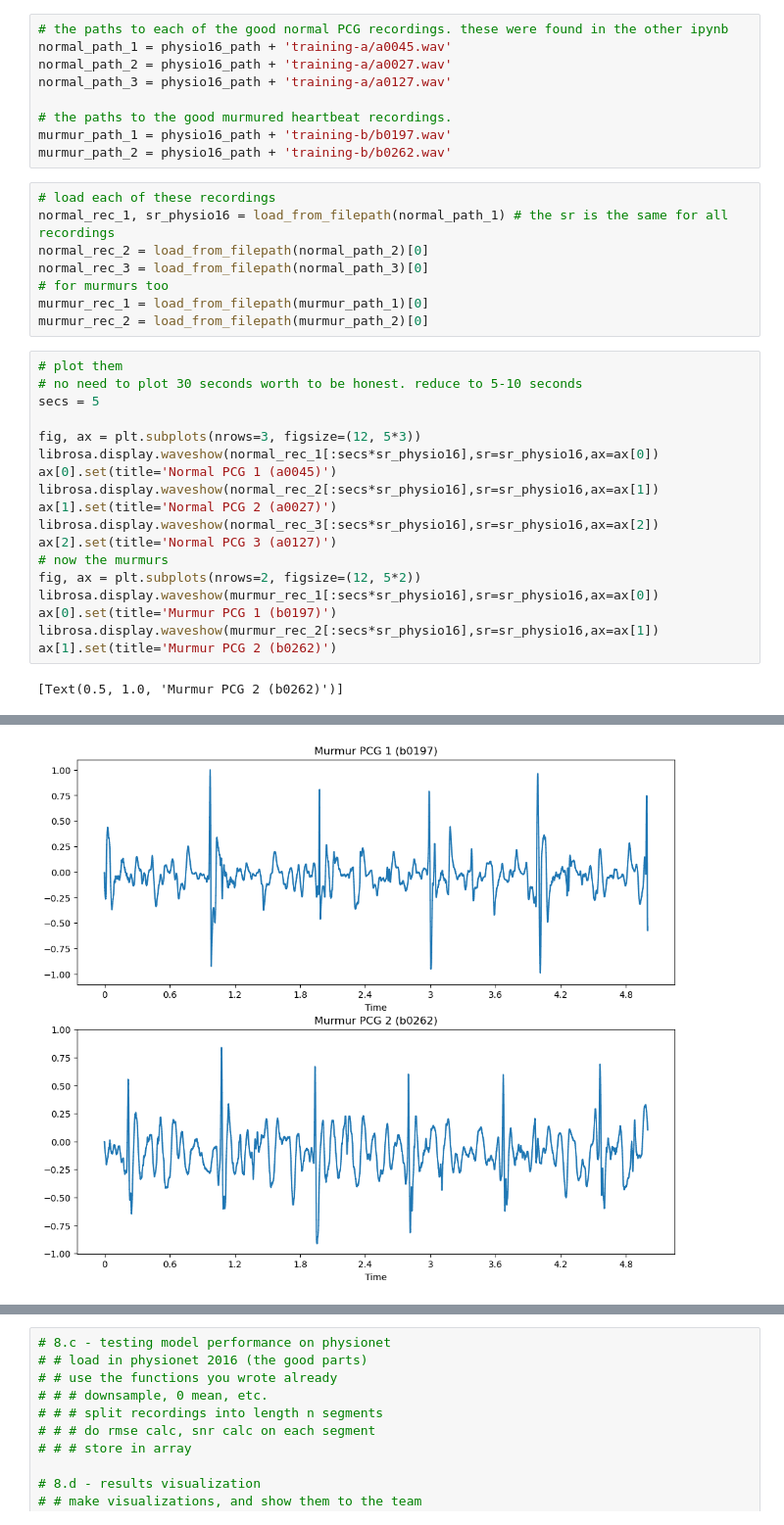
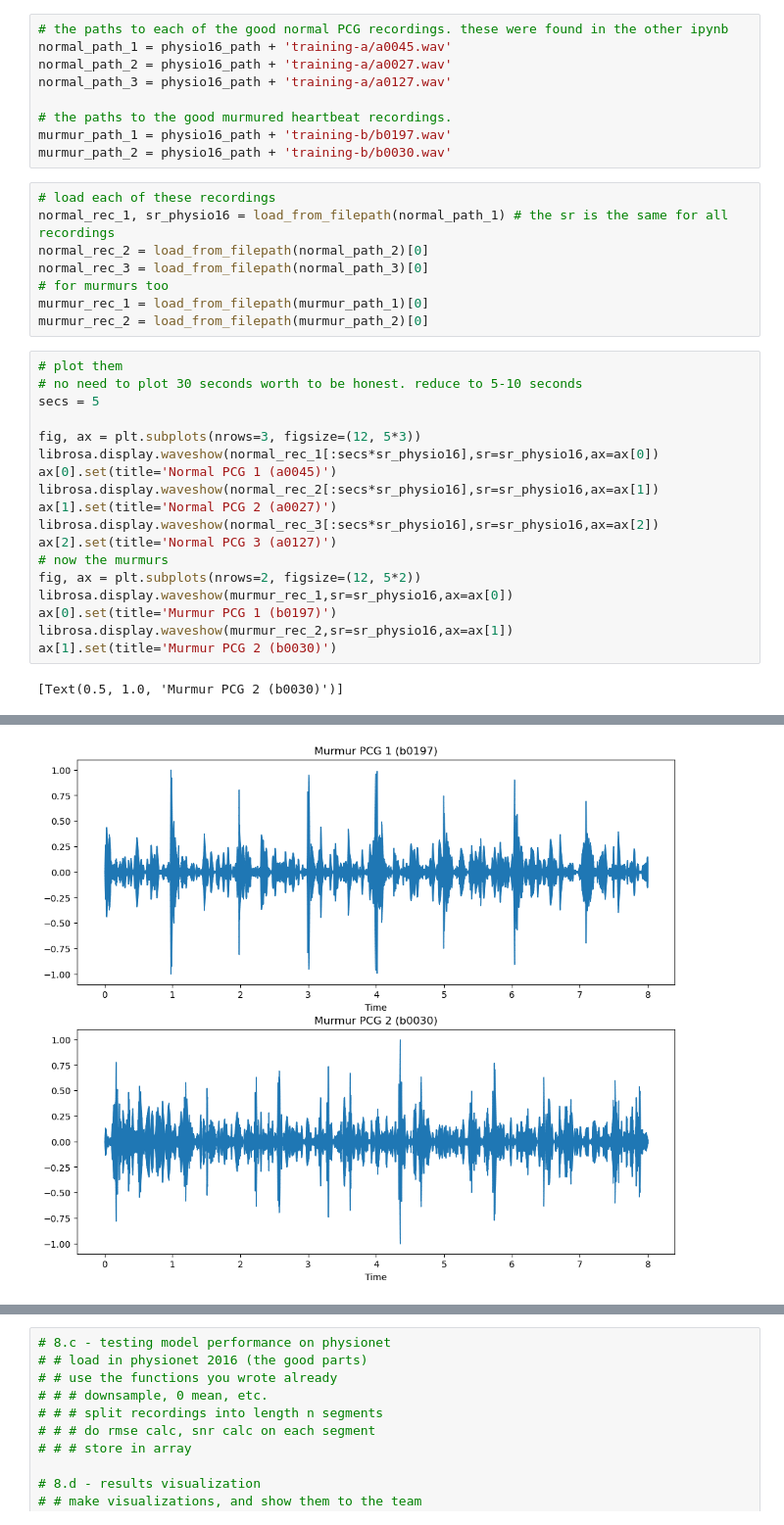
Before and after one commit to Rice-MECE-Capstone-Projects/Heart---Spring-2025, a Jupyter notebook: emmanuel-zerefa/u-net.ipynb, the cells around one changed output, grey strips where cells are left out. Shown at 98% size. Drawn from its saved outputs; the diff is of its cells as text.

```diff
--- a/emmanuel-zerefa/u-net.ipynb
+++ b/emmanuel-zerefa/u-net.ipynb
@@ -1342,7 +1342,7 @@ normal_path_3 = physio16_path + 'training-a/a0127.wav'
 
 # the paths to the good murmured heartbeat recordings.
 murmur_path_1 = physio16_path + 'training-b/b0197.wav'
-murmur_path_2 = physio16_path + 'training-b/b0262.wav'
+murmur_path_2 = physio16_path + 'training-b/b0030.wav'
 # %%
 # load each of these recordings
 normal_rec_1, sr_physio16 = load_from_filepath(normal_path_1) # the sr is the same for all recordings
@@ -1354,22 +1354,22 @@ murmur_rec_2 = load_from_filepath(murmur_path_2)[0]
 # %%
 # plot them
 # no need to plot 30 seconds worth to be honest. reduce to 5-10 seconds
 secs = 5
 
 fig, ax = plt.subplots(nrows=3, figsize=(12, 5*3))
 librosa.display.waveshow(normal_rec_1[:secs*sr_physio16],sr=sr_physio16,ax=ax[0])
 ax[0].set(title='Normal PCG 1 (a0045)')
 librosa.display.waveshow(normal_rec_2[:secs*sr_physio16],sr=sr_physio16,ax=ax[1])
 ax[1].set(title='Normal PCG 2 (a0027)')
 librosa.display.waveshow(normal_rec_3[:secs*sr_physio16],sr=sr_physio16,ax=ax[2])
 ax[2].set(title='Normal PCG 3 (a0127)')
 # now the murmurs
 fig, ax = plt.subplots(nrows=2, figsize=(12, 5*2))
-librosa.display.waveshow(murmur_rec_1[:secs*sr_physio16],sr=sr_physio16,ax=ax[0])
+librosa.display.waveshow(murmur_rec_1,sr=sr_physio16,ax=ax[0])
 ax[0].set(title='Murmur PCG 1 (b0197)')
-librosa.display.waveshow(murmur_rec_2[:secs*sr_physio16],sr=sr_physio16,ax=ax[1])
-ax[1].set(title='Murmur PCG 2 (b0262)')
+librosa.display.waveshow(murmur_rec_2,sr=sr_physio16,ax=ax[1])
+ax[1].set(title='Murmur PCG 2 (b0030)')
 # %% [output]
-[Text(0.5, 1.0, 'Murmur PCG 2 (b0262)')]
+[Text(0.5, 1.0, 'Murmur PCG 2 (b0030)')]
 [figure]
-[figure, old version]
+[figure, new version]
```
Also changed, not shown: parts of 9 cells of this notebook.
